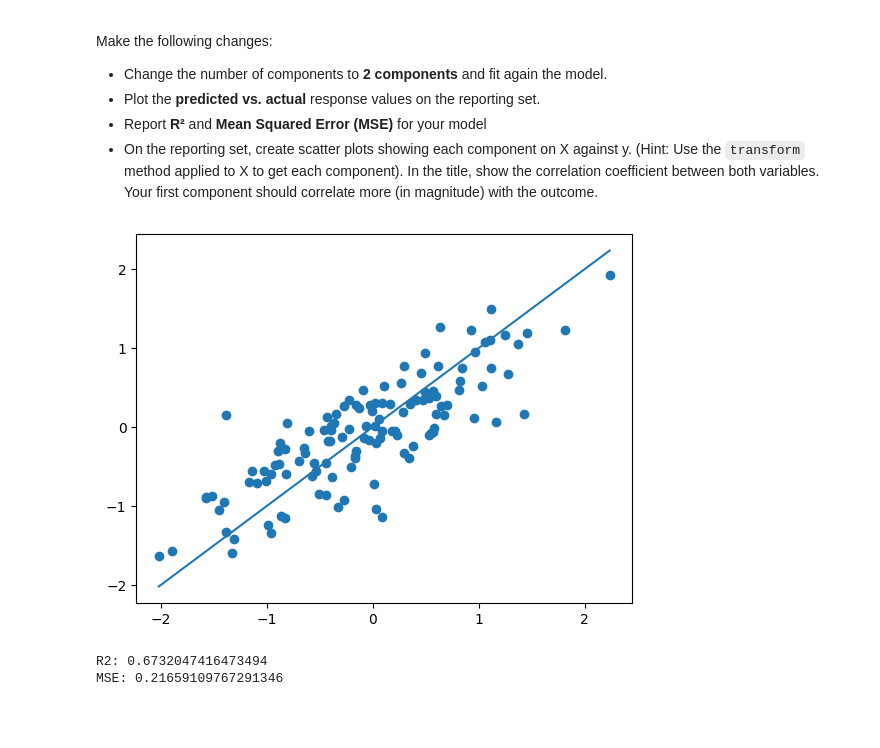
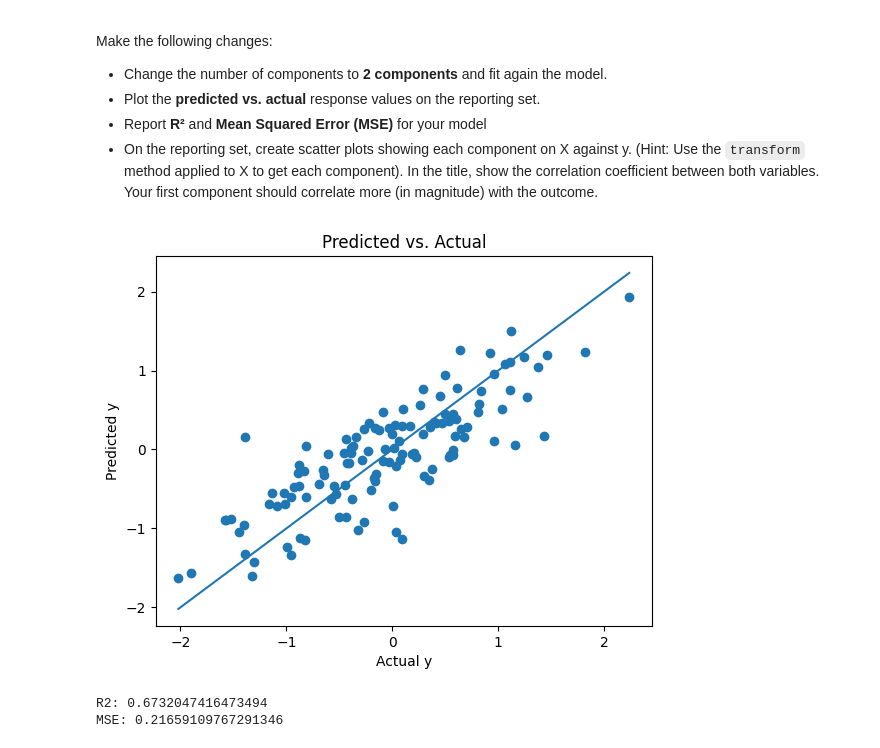
Before and after one commit to james-torgerson/ds4021_lab01, a Jupyter notebook: 01-partial-least-squares.ipynb, the cells around one changed output. Cells and saved outputs as stored; diff of their text form; code cells hidden in the pictures; blank space fills up the shorter version.

```diff
--- a/01-partial-least-squares.ipynb
+++ b/01-partial-least-squares.ipynb
@@ -86,19 +86,22 @@ Make the following changes:
 # %%
 # YOUR CODE HERE
 
-# Make number of components 2
+# Change number of components to 2
 pls = PLSRegression(n_components=2)
 pls.fit(X_train, y_train)
 
 # Predict y values on the reporting set
 y_pred = pls.predict(X_test).ravel()
 
 # Plot predicted vs. actual
 plt.scatter(y_test, y_pred)
 plt.plot([y_test.min(), y_test.max()], [y_test.min(), y_test.max()])
+plt.xlabel("Actual y")
+plt.ylabel("Predicted y")
+plt.title("Predicted vs. Actual")
 plt.show()
 # %% [output]
-[figure, old version]
+[figure, new version]
 # %%
 # Find R^2 and MSE
 
```
Also changed, not shown: parts of 1 cell of this notebook.
